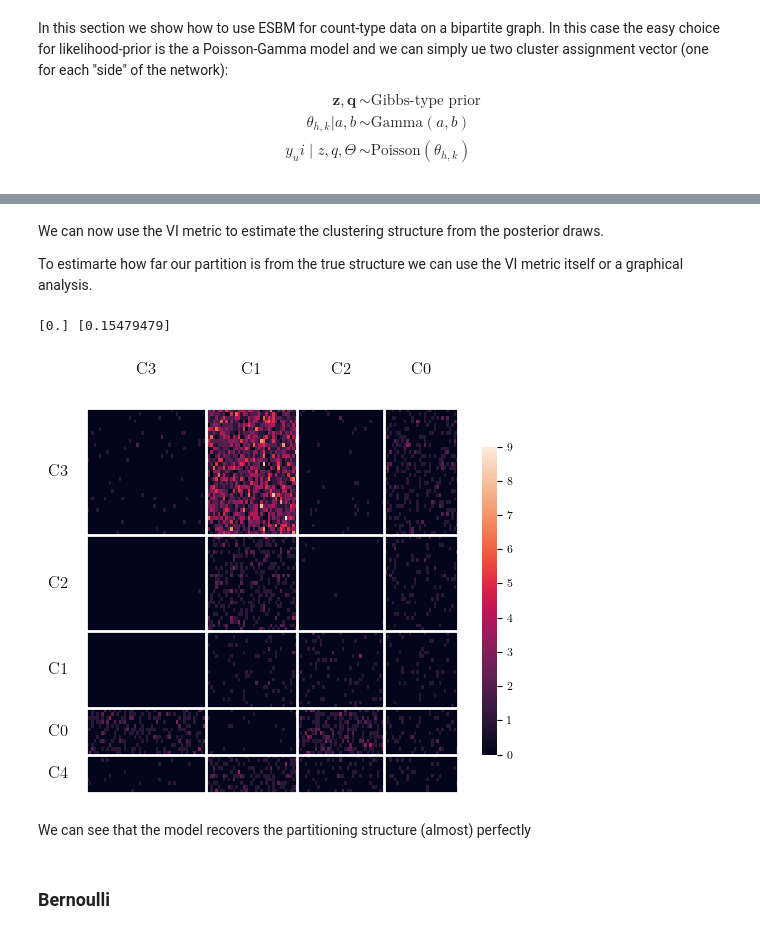
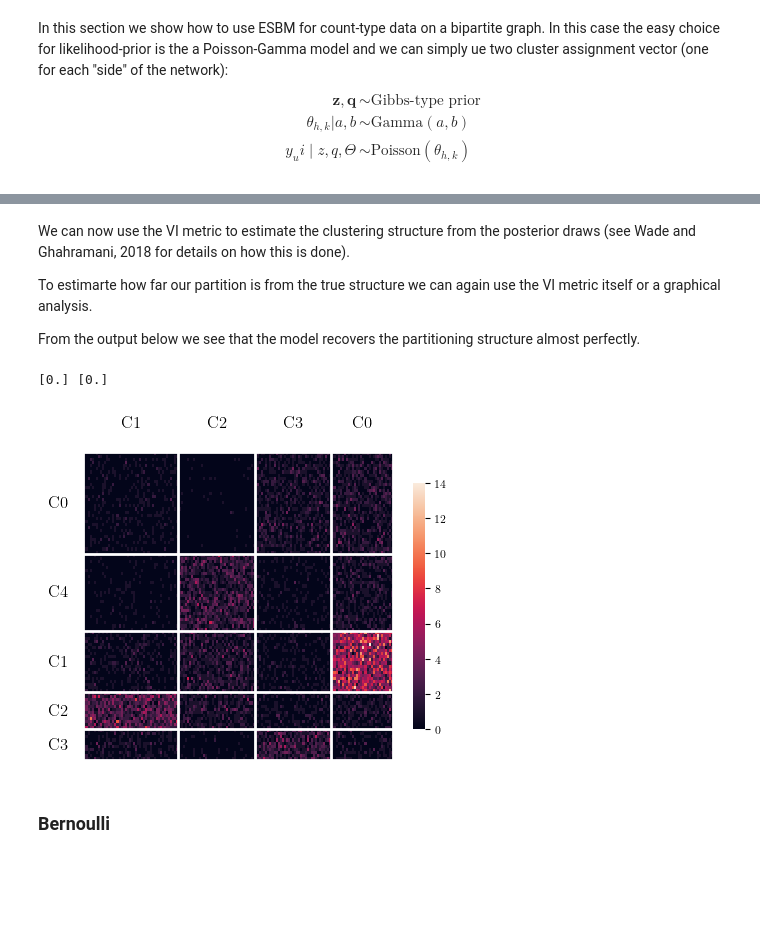
Before and after one commit to lorenzo-costa/pyesbm, a Jupyter notebook: examples/clustering_example.ipynb, the cells around one changed output, grey strips where cells are left out. Cells and saved outputs as stored; diff of their text form; code cells hidden in the pictures; blank space fills up the shorter version.

```diff
--- a/examples/clustering_example.ipynb
+++ b/examples/clustering_example.ipynb
@@ -42,6 +41,7 @@ n2 = 150
 
 rng = np.random.default_rng(1)
 
+# manually define cluster sizes and assignments
 sizes_1 = [n//5, n//10, n//3, n//4, n - (n//3)-(n//4)-(n//5)-(n//10)]
 
 clustering_1 = np.array(
@@ -51,6 +51,7 @@ clustering_1 = np.array(
     [3 for _ in range(sizes_1[3])] +
     [4 for _ in range(sizes_1[4])])
 
+# manually define cluster sizes and assignments
 sizes_2 = [n2//4, n2//4, n2//5, n2 - (n2//4)-(n2//4)-(n2//5)]
 
 clustering_2 = np.array(
@@ -59,15 +60,17 @@ clustering_2 = np.array(
     [2 for _ in range(sizes_2[2])] +
     [3 for _ in range(sizes_2[3])])
 
-Y = generate_poisson_data(0.5,
-                          0.5,
+# generate bipartite Poisson data
+Y = generate_poisson_data(1,
+                          1,
                           clustering_1,
                           clustering_2=clustering_2,
                           bipartite=True,
                           rng=rng)
 
-a = np.random.permutation(n)
-b = np.random.permutation(n2)
+# shuffle the adjacency matrix and cluster assignments
+a = rng.permutation(n)
+b = rng.permutation(n2)
 clustering_1 = clustering_1[a]
 clustering_2 = clustering_2[b]
 Y = Y[a][:, b]
@@ -77,0 +83,10 @@ The cell below shows what the adjacency matrix for the true clustering looks lik
+# %%
+prior_shape = 1
+prior_rate = 1
+gamma = 0.5
+epsilon = 1e-10
+
+prior = GnedinProcess(gamma=gamma)
+likelihood = PoissonGamma(shape=prior_shape, rate=prior_rate)
+
+prior.expected_num_clusters(n)
@@ -78,11 +97,4 @@ The cell below shows what the adjacency matrix for the true clustering looks lik
 # %%
-
-prior_shape = 1
-prior_rate = 1
-
-prior = GnedinProcess(gamma=0.55)
-likelihood = PoissonGamma(shape=prior_shape, rate=prior_rate)
-
 gen_model = BaseESBM(Y,
               prior=prior,
               clustering=[clustering_1, clustering_2],
@@ -104,7 +118,7 @@ The model is initialised with a draw from the prior. The class allows to specify
 # %%
-rng = np.random.default_rng(1)
+rng = np.random.default_rng(2)
 
-bb = BaseESBM(Y,
+poisson_model = BaseESBM(Y,
               prior=prior,
               likelihood=likelihood,
               epsilon=1e-10,
@@ -113,7 +127,7 @@ bb = BaseESBM(Y,
               clustering='Random',
               rng=rng)
 
-# plot_heatmap(bb, size=(6, 5), bipartite=True, triangular_mask=False)
+# plot_heatmap(poisson_model, size=(6, 5), bipartite=True, triangular_mask=False)
 
-out = bb.fit(n_iters=200, verbose=True)
+out = poisson_model.fit(n_iters=200, verbose=True)
 # %% [output]
@@ -137,19 +155,19 @@ end llk:  -5074.324564089852
 # %% [markdown]
-We can now use the VI metric to estimate the clustering structure from the posterior draws.
+We can now use the VI metric to estimate the clustering structure from the posterior draws (see  Wade and Ghahramani, 2018 for details on how this is done).
 
-To estimarte how far our partition is from the true structure we can use the VI metric itself or a graphical analysis.
+To estimarte how far our partition is from the true structure we can again use the VI metric itself or a graphical analysis.
+
+From the output below we see that the model recovers the partitioning structure almost perfectly.
 # %%
-estimated = bb.estimate_cluster_assignment_vi(burn_in=20)
+estimated = poisson_model.estimate_cluster_assignment_vi(burn_in=20)
 cl1 = estimated[0]
 cl2 = estimated[2]
 print(VI(clustering_1, cl1), VI(clustering_2, cl2))
 
-plot_heatmap(bb, size=(6, 5), bipartite=True, triangular_mask=True)
+plot_heatmap(poisson_model, size=(5, 4), bipartite=True, triangular_mask=True)
 # %% [output]
-[0.] [0.15479479]
+[0.] [0.]
-[figure, old version]
+[figure, new version]
-# %% [markdown]
-We can see that the model recovers the partitioning structure (almost) perfectly
 # %% [markdown]
 ### Bernoulli
 # %% [markdown]
```
Also changed, not shown: parts of 12 cells of this notebook.
